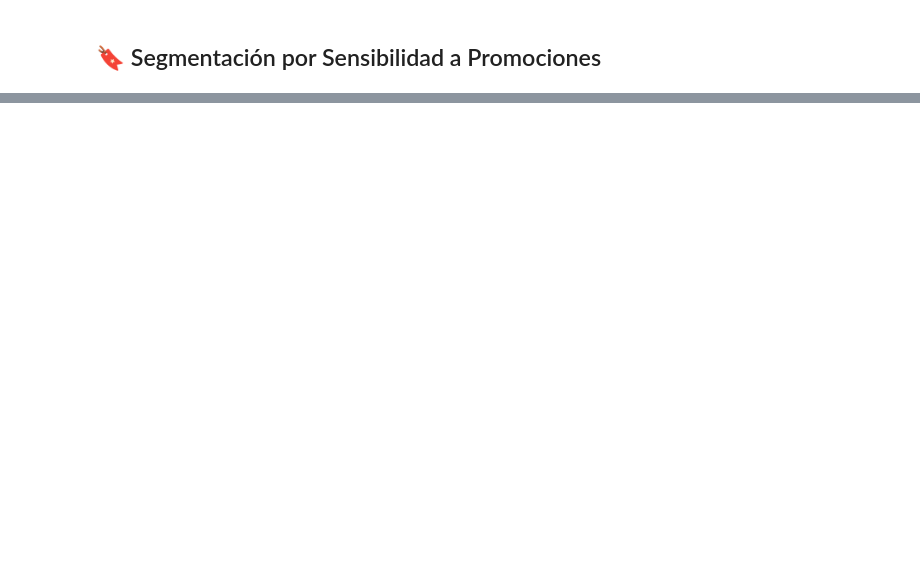
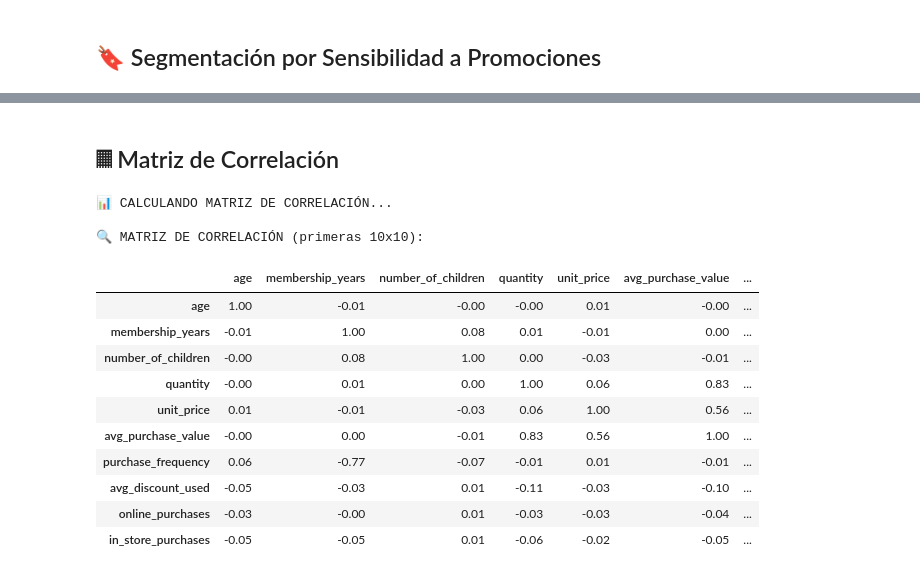
Before and after one commit to ChurnGuard/ChurnInsight, a Jupyter notebook: data-science/notebooks/Data_Analyst.ipynb, the cells around one changed output, grey strips where cells are left out. Cells and saved outputs as stored; diff of their text form; code cells hidden in the pictures; blank space fills up the shorter version.

Commit message:
feat(stats): realizar análisis de correlación entre variables numéricas
Resolves: #26

```diff
--- a/data-science/notebooks/Data_Analyst.ipynb
+++ b/data-science/notebooks/Data_Analyst.ipynb
@@ -1567,0 +1572,17 @@ if all(col in df_promo.columns for col in ['promo_flag', 'avg_discount_used']):
+# %%
+print("\n" + "="*80)
+print("ISSUE #5: ANÁLISIS DE CORRELACIONES ENTRE VARIABLES NUMÉRICAS")
+print("="*80)
+
+# Crear copia para análisis de correlaciones
+df_corr = df.copy()
+
+# Seleccionar variables numéricas
+numeric_cols = df_corr.select_dtypes(include=[np.number]).columns.tolist()
+
+# Filtrar columnas que no son relevantes para correlación
+exclude_cols = ['customer_id', 'churn', 'promo_flag', 'loyalty_program']
+numeric_cols = [col for col in numeric_cols if col not in exclude_cols]
+
+print(f"\n📋 VARIABLES NUMÉRICAS SELECCIONADAS ({len(numeric_cols)}):")
+print(numeric_cols)
@@ -1567,0 +1596,38 @@ if all(col in df_promo.columns for col in ['promo_flag', 'avg_discount_used']):
+# %% [markdown]
+## 𝄜 Matriz de Correlación
+# %%
+#Calcular matriz de correlación
+print("\n📊 CALCULANDO MATRIZ DE CORRELACIÓN...")
+
+correlation_matrix = df_corr[numeric_cols].corr()
+
+# Mostrar matriz de correlación
+print("\n🔍 MATRIZ DE CORRELACIÓN (primeras 10x10):")
+display(correlation_matrix.iloc[:10, :10].round(3))
+
+# Visualización de matriz de correlación completa
+fig_corr_matrix = px.imshow(correlation_matrix,
+                           labels=dict(color="Correlación"),
+                           x=correlation_matrix.columns,
+                           y=correlation_matrix.index,
+                           title='Matriz de Correlación - Variables Numéricas',
+                           color_continuous_scale='RdBu',
+                           zmin=-1, zmax=1,
+                           aspect="auto")
+fig_corr_matrix.update_xaxes(side="top")
+fig_corr_matrix.show()
+# %% [output]
+📊 CALCULANDO MATRIZ DE CORRELACIÓN...
+
+🔍 MATRIZ DE CORRELACIÓN (primeras 10x10):
+|  | age | membership_years | number_of_children | quantity | unit_price | avg_purchase_value | ... |
+| age | 1.00 | -0.01 | -0.00 | -0.00 | 0.01 | -0.00 | ... |
+| membership_years | -0.01 | 1.00 | 0.08 | 0.01 | -0.01 | 0.00 | ... |
+| number_of_children | -0.00 | 0.08 | 1.00 | 0.00 | -0.03 | -0.01 | ... |
+| quantity | -0.00 | 0.01 | 0.00 | 1.00 | 0.06 | 0.83 | ... |
+| unit_price | 0.01 | -0.01 | -0.03 | 0.06 | 1.00 | 0.56 | ... |
+| avg_purchase_value | -0.00 | 0.00 | -0.01 | 0.83 | 0.56 | 1.00 | ... |
+| purchase_frequency | 0.06 | -0.77 | -0.07 | -0.01 | 0.01 | -0.01 | ... |
+| avg_discount_used | -0.05 | -0.03 | 0.01 | -0.11 | -0.03 | -0.10 | ... |
+| online_purchases | -0.03 | -0.00 | 0.01 | -0.03 | -0.03 | -0.04 | ... |
+| in_store_purchases | -0.05 | -0.05 | 0.01 | -0.06 | -0.02 | -0.05 | ... |
```
Also changed, not shown: parts of 14 cells of this notebook.
